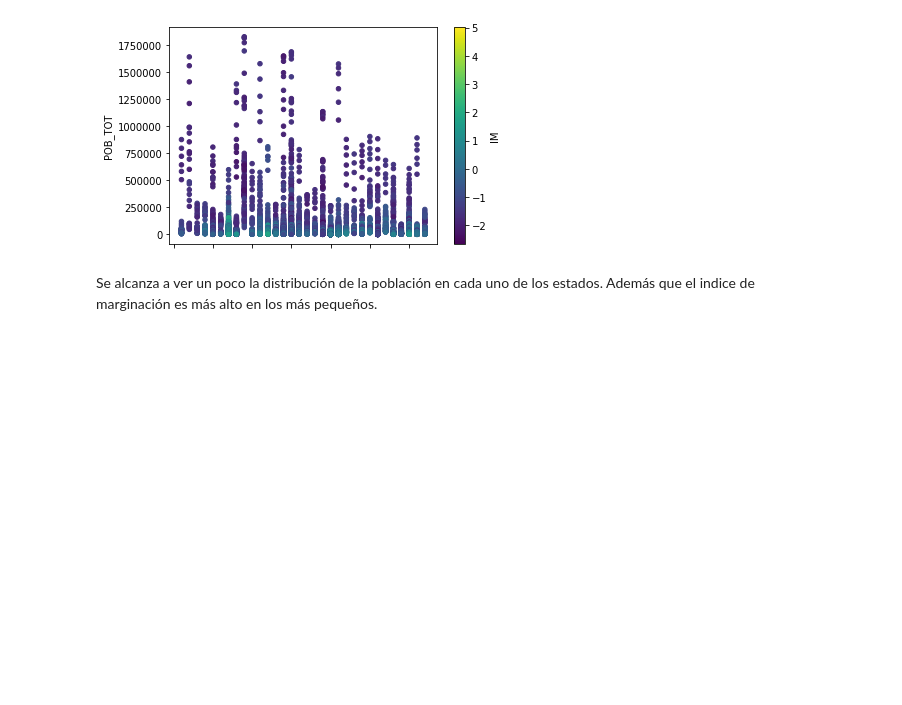
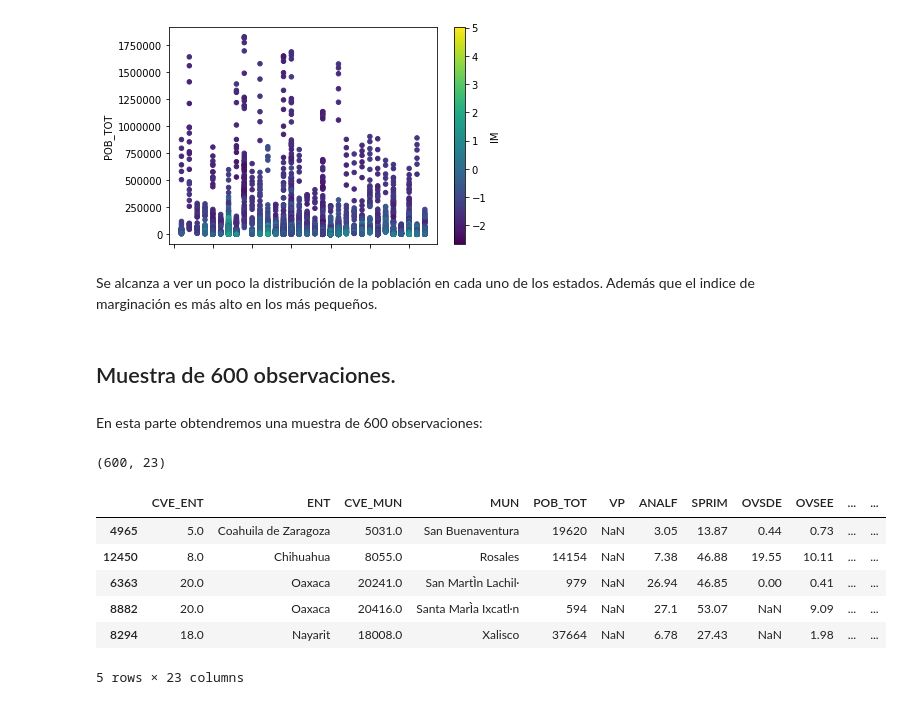
Before and after one commit to jeroaranda/aplicada3, a Jupyter notebook: marginacion.ipynb, the cells around one changed output. Saved outputs shown, nothing was run; the diff lists cells and outputs as text; code cells hidden in the pictures; blank space fills up the shorter version.

```diff
--- a/marginacion.ipynb
+++ b/marginacion.ipynb
@@ -97,3 +97,20 @@ df.plot.scatter(x='CVE_ENT',y='POB_TOT',c='IM',colormap='viridis')
 [figure]
 # %% [markdown]
 Se alcanza a ver un poco la distribución de la población en cada uno de los estados. Además que el indice de marginación es más alto en los más pequeños.
+# %% [markdown]
+## Muestra de 600 observaciones.
+# %% [markdown]
+En esta parte obtendremos una muestra de 600 observaciones:
+# %%
+df_sample=df.sample(n=600,random_state=42)
+print(df_sample.shape)
+df_sample.head()
+# %% [output]
+(600, 23)
+|  | CVE_ENT | ENT | CVE_MUN | MUN | POB_TOT | VP | ANALF | SPRIM | OVSDE | OVSEE | ... | ... |
+| 4965 | 5.0 | Coahuila de Zaragoza | 5031.0 | San Buenaventura | 19620 | NaN | 3.05 | 13.87 | 0.44 | 0.73 | ... | ... |
+| 12450 | 8.0 | Chihuahua | 8055.0 | Rosales | 14154 | NaN | 7.38 | 46.88 | 19.55 | 10.11 | ... | ... |
+| 6363 | 20.0 | Oaxaca | 20241.0 | San MartÌn Lachil· | 979 | NaN | 26.94 | 46.85 | 0.00 | 0.41 | ... | ... |
+| 8882 | 20.0 | Oaxaca | 20416.0 | Santa MarÌa Ixcatl·n | 594 | NaN | 27.1 | 53.07 | NaN | 9.09 | ... | ... |
+| 8294 | 18.0 | Nayarit | 18008.0 | Xalisco | 37664 | NaN | 6.78 | 27.43 | NaN | 1.98 | ... | ... |
+5 rows × 23 columns
```
Also changed, not shown: parts of 8 cells of this notebook.
